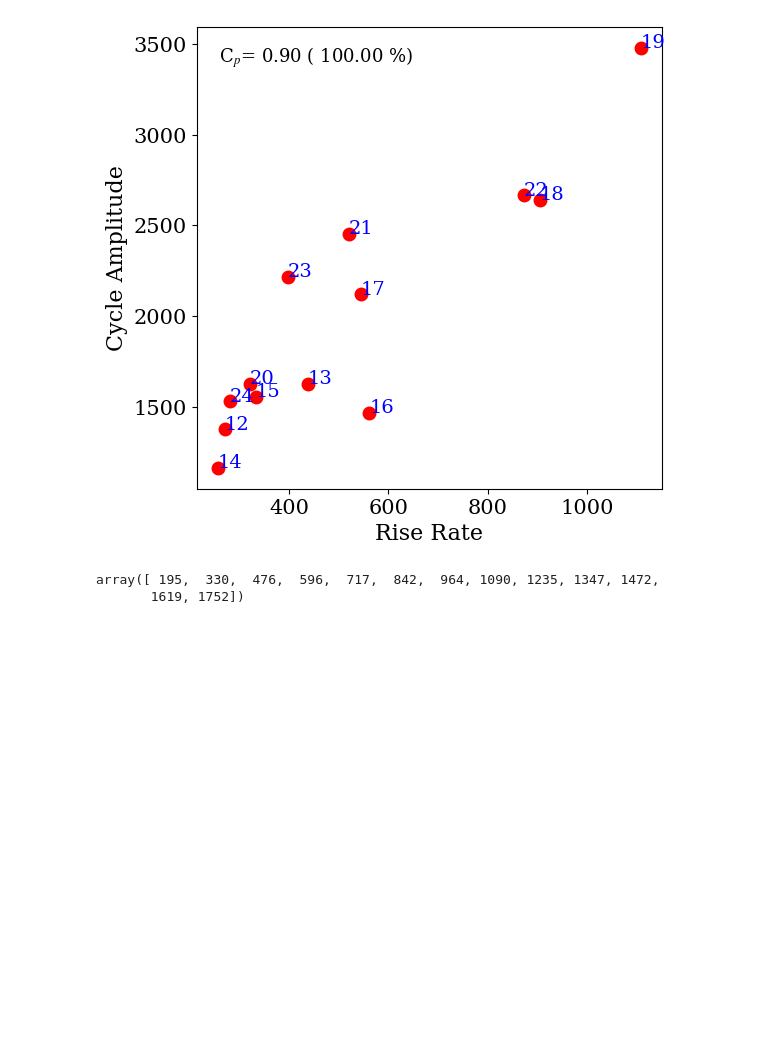
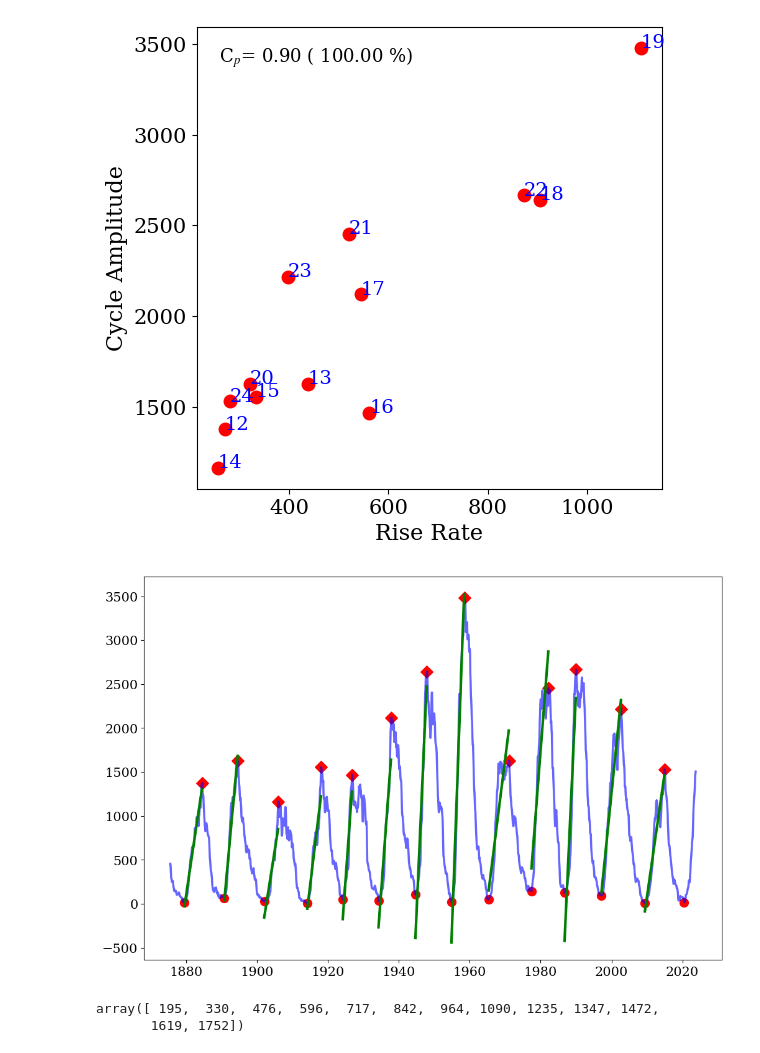
Before and after one commit to soumitrahazra/My_Data_Analysis_Codes, a Jupyter notebook: Sunspot_Area_TimeSeries_Data_Analysis.ipynb, the cells around one changed output. Saved outputs shown, nothing was run; the diff lists cells and outputs as text; code cells hidden in the pictures; blank space fills up the shorter version.

```diff
--- a/Sunspot_Area_TimeSeries_Data_Analysis.ipynb
+++ b/Sunspot_Area_TimeSeries_Data_Analysis.ipynb
@@ -374,6 +374,32 @@ plt.text(260, 3400, f'C$_p$={rf : 0.2f} ({(1 - pf) * 100 : 0.2f} %)', fontsize =
 plt.show()
 # %% [output]
 [figure]
+# %%
+plt.rcParams['figure.figsize'] = [12, 8]
+plt.rcParams['figure.dpi'] = 100 # 200 e.g. is really fine, but slower
+plt.plot(time,sunspot_area_smoothed,linewidth = 2.5, alpha=0.6, color='blue', linestyle='-')
+
+peaks1 = find_peaks(sunspot_area_smoothed, height = 500, distance = 80)
+height1 = peaks1[1]['peak_heights'] #list containing the height of the peaks
+peak_pos1 = time[peaks1[0]]   #list containing the positions of the peaks
+plt.scatter(peak_pos1, height1, color = 'r', s = 100, marker = 'D')
+
+peaks2 = find_peaks(-np.abs(sunspot_area_smoothed), height = -500, distance = 80)
+height2 = peaks2[1]['peak_heights'] #list containing the height of the peaks
+peak_pos2 = time[peaks2[0]]   #list containing the positions of the peaks
+plt.scatter(peak_pos2, -height2, color = 'r', s = 400, marker = '.')
+
+
+nums=len(max_position)
+for n in range(nums):
+  time_cyc= time[min_position_index[n]:max_position_index[n]]
+  cycleamp_cyc= sunspot_area_smoothed[min_position_index[n]:max_position_index[n]]
+  deg=1
+  fit_ss=np.polyfit(time_cyc, cycleamp_cyc, deg)
+  model_ss= fit_ss[0]*time_cyc + fit_ss[1]
+  plt.plot(time_cyc, model_ss, linewidth = 3, c='g')
+# %% [output]
+[figure, added]
 # %%
 #Calculating the Decay Rate of the sunspot cycle.
 #We took the end point of the cycle minima and take the data one or two year before the minima and calculate the slope to get the decay rate.
```
